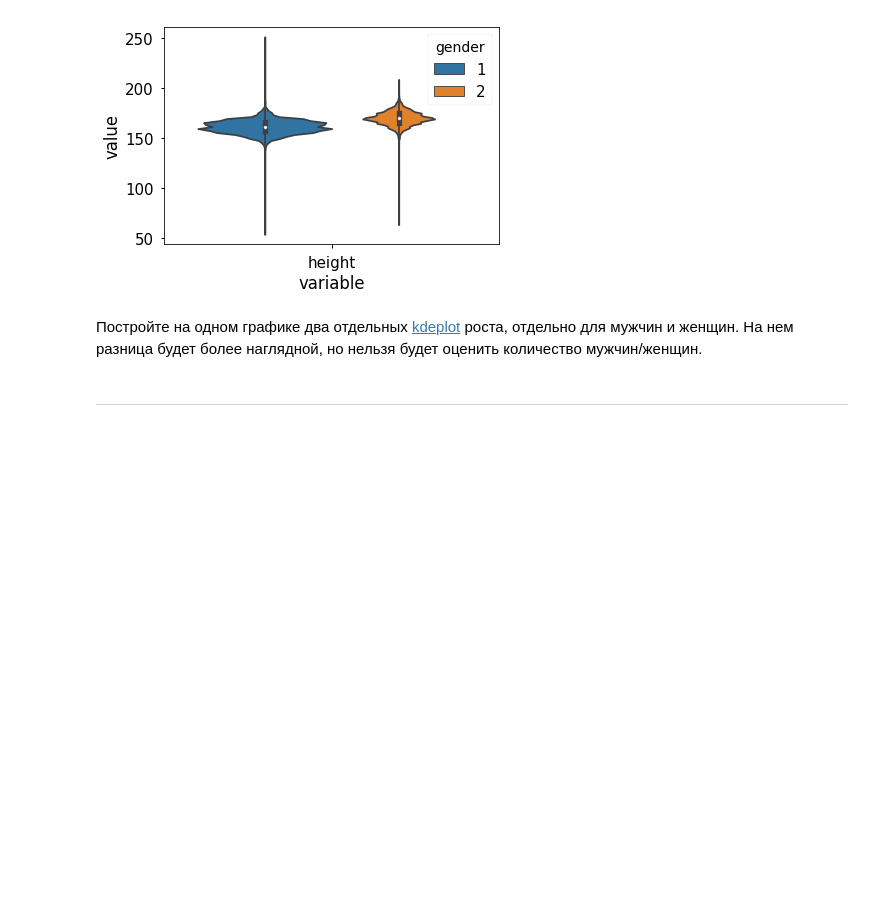
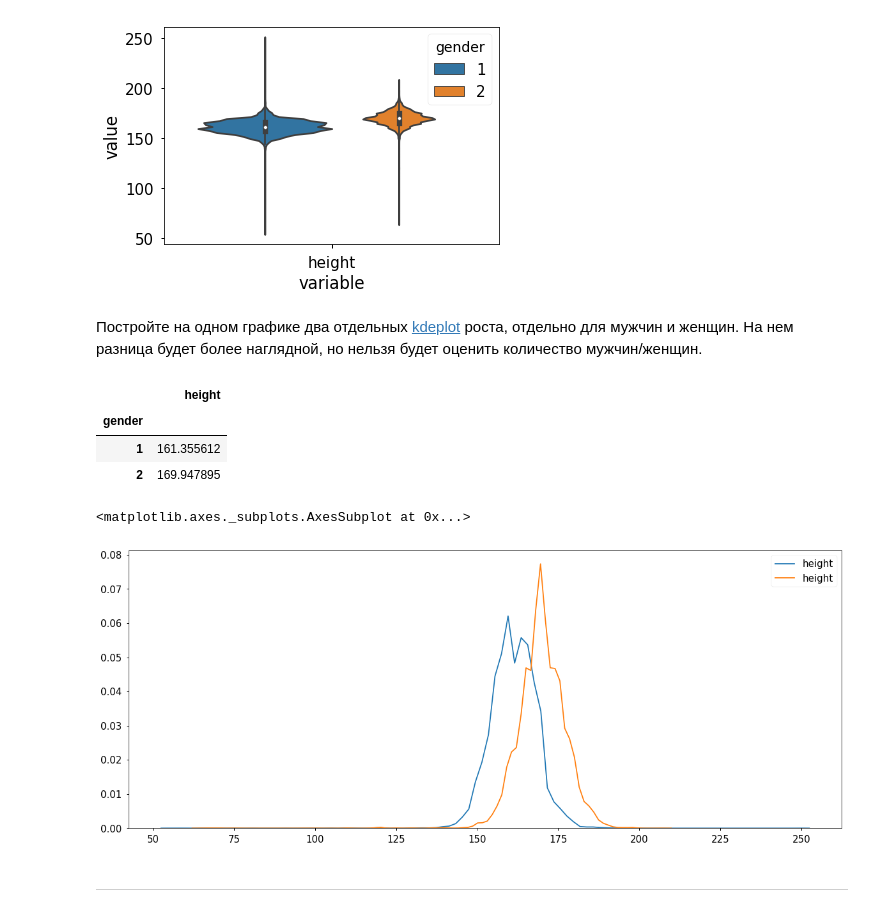
Before and after one commit to Branoli/home_works, a Jupyter notebook: hw2/hw2_session3_visual_data_analysis.ipynb, the cells around one changed output. Drawn from its saved outputs; the diff is of its cells as text; code cells hidden in the pictures; blank space fills up the shorter version.

```diff
--- a/hw2/hw2_session3_visual_data_analysis.ipynb
+++ b/hw2/hw2_session3_visual_data_analysis.ipynb
@@ -237,3 +235,17 @@ table = pd.melt(table, id_vars='gender')
+# %%
+table = pd.DataFrame(train.groupby('gender')['height'].mean())
+table
+# %% [output]
+|  | height |
+| gender |  |
+| 1 | 161.355612 |
+| 2 | 169.947895 |
+# %%
+sns.kdeplot(train[train['gender'] == 1].height)
+sns.kdeplot(train[train['gender'] == 2].height)
+# %% [output]
+<matplotlib.axes._subplots.AxesSubplot at 0x...>
+[figure, added]
 # %% [markdown]
 ---
 # %% [markdown]
```
Also changed, not shown: parts of 7 cells of this notebook.
